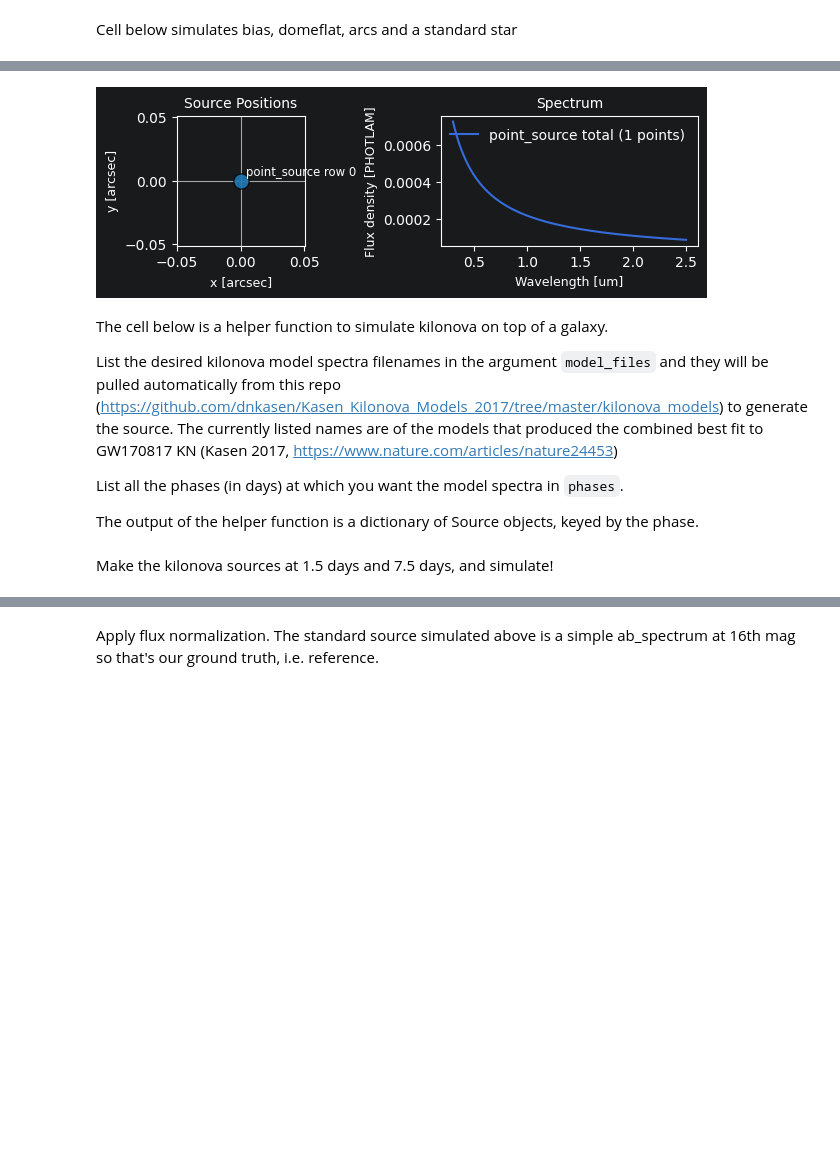
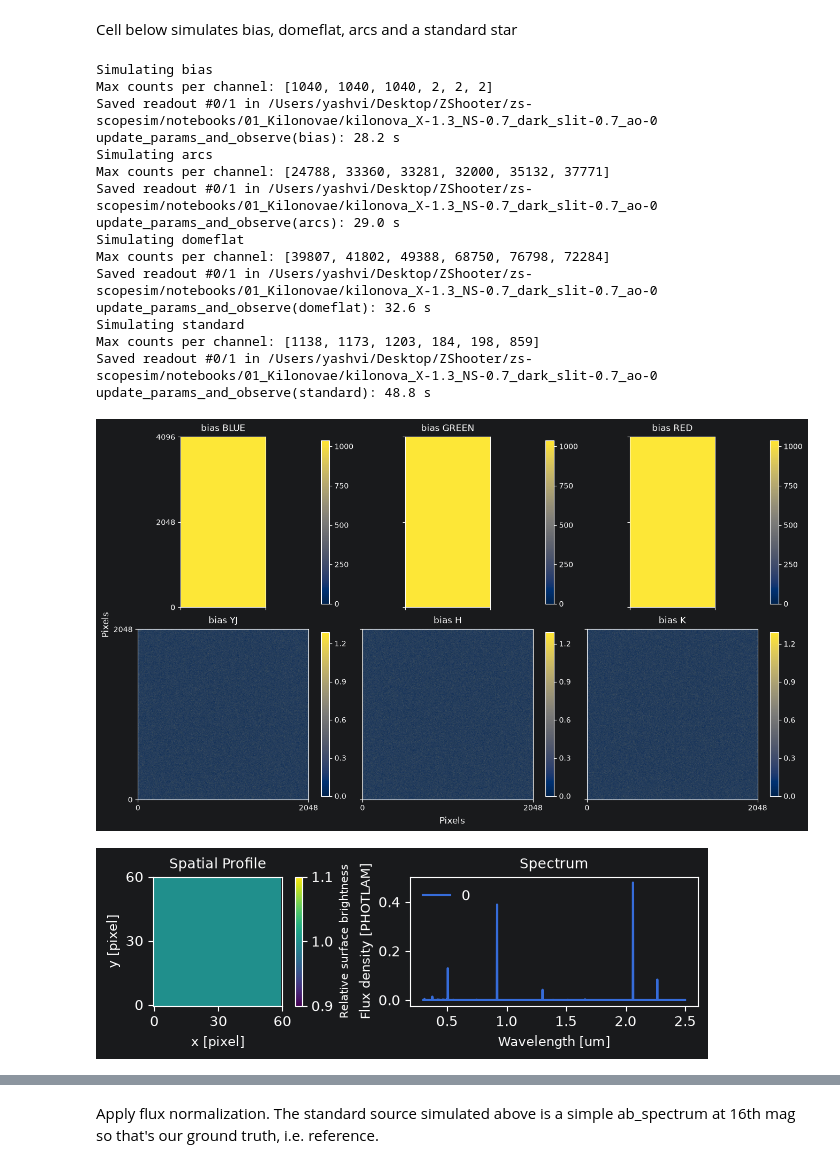
Before and after one commit to CaltechOpticalObservatories/zs-scopesim, a Jupyter notebook: notebooks/01_Kilonovae.ipynb, the cells around one changed output, grey strips where cells are left out. Saved outputs shown, nothing was run; the diff lists cells and outputs as text; code cells hidden in the pictures; blank space fills up the shorter version.

```diff
--- a/notebooks/01_Kilonovae.ipynb
+++ b/notebooks/01_Kilonovae.ipynb
@@ -194,35 +276,56 @@ Cell below simulates bias, domeflat, arcs and a standard star
 # %%
 # for cals
 disable_effects_cals = ["atmo_transmission", "continuum_emission", "airglow_and_interline_continuum",
                         "seeing_psf", "adc_residuals"]
 
 if overwrite_cals or len(sorted(output_dir.glob("*bias*")))!=6:
     # bias
-    bias_hdul, _ = update_params_and_observe(object_name="bias", imagetype="BIAS", source=None, exptimes=0,
+    bias_hduls, _ = update_params_and_observe(object_name="bias", imagetype="BIAS", source=None, exptimes=0,
                                              output_dir=output_dir, disable_effects=disable_effects_cals, **args)
     # arcs
     LAMP = lamp_flat()
-    arcs_hdul, _ = update_params_and_observe(object_name="arcs", imagetype="ARCS", source=LAMP,
+    arcs_hduls, _ = update_params_and_observe(object_name="arcs", imagetype="ARCS", source=LAMP,
                                              exptimes=[40, 40, 3, 3, 20, 10], output_dir=output_dir,
                                              disable_effects=disable_effects_cals, **args)
     # domeflat
     DOMEFLAT = sim_tp.calibration.flat_field(temperature=3000*u.K, amplitude=8*u.ABmag, filter_curve='V', extend=60)
-    domeflat_hdul, _ = update_params_and_observe(object_name="domeflat", imagetype="DOMEFLAT", source=DOMEFLAT,
+    domeflat_hduls, _ = update_params_and_observe(object_name="domeflat", imagetype="DOMEFLAT", source=DOMEFLAT,
                                                  exptimes=[120, 10, 3, 3, 3, 3], output_dir=output_dir,
                                                  disable_effects=disable_effects_cals, **args)
-    # standard star
-    STANDARD = sim_tp.misc.point_source(sed=ab_spectrum(mag=16))
-    std_hdul, _ = update_params_and_observe(object_name="standard", imagetype="SCIENCE", source=STANDARD,
-                                            exptimes=300, output_dir=output_dir, **args)
+    # standard star, sky disabled to save time doing one less sim for nodding
+    STANDARD = sim_tp.misc.point_source(sed=source_templates.ab_spectrum(mag=16))
+    std_hduls, _ = update_params_and_observe(object_name="standard", imagetype="SCIENCE", source=STANDARD,
+                                            exptimes=100, disable_backgrounds=["sky"], output_dir=output_dir, **args)
     if plot:
-        _, _ = plot_readout_overview(bias_hdul,
+        _, _ = plot_readout_overview(bias_hduls[0],
                                         titles=[f"bias {chan}" for chan in ["BLUE", "GREEN", "RED", "YJ", "H", "K"]])
         _, _ = PlotScene().from_source(LAMP)
-        _, _ = plot_readout_overview(arcs_hdul,
+        _, _ = plot_readout_overview(arcs_hduls[0],
                                         titles=[f"arcs {chan}" for chan in ["BLUE", "GREEN", "RED", "YJ", "H", "K"]])
         _, _ = PlotScene().from_source(DOMEFLAT)
-        _, _ = plot_readout_overview(domeflat_hdul,
+        _, _ = plot_readout_overview(domeflat_hduls[0],
                                         titles=[f"domeflat {chan}" for chan in ["BLUE", "GREEN", "RED", "YJ", "H", "K"]])
         _, _ = PlotScene().from_source(STANDARD)
-        _, _ = plot_readout_overview(std_hdul,
+        _, _ = plot_readout_overview(std_hduls[0],
                                         titles=[f"standard {chan}" for chan in ["BLUE", "GREEN", "RED", "YJ", "H", "K"]])
+# for the precious RAM
+del bias_hduls, domeflat_hduls, arcs_hduls, std_hduls
+# %% [output]
+Simulating bias
+Max counts per channel: [1040, 1040, 1040, 2, 2, 2]
+Saved readout #0/1 in /Users/yashvi/Desktop/ZShooter/zs-scopesim/notebooks/01_Kilonovae/kilonova_X-1.3_NS-0.7_dark_slit-0.7_ao-0
+update_params_and_observe(bias): 28.2 s
+Simulating arcs
+Max counts per channel: [24788, 33360, 33281, 32000, 35132, 37771]
+Saved readout #0/1 in /Users/yashvi/Desktop/ZShooter/zs-scopesim/notebooks/01_Kilonovae/kilonova_X-1.3_NS-0.7_dark_slit-0.7_ao-0
+update_params_and_observe(arcs): 29.0 s
+Simulating domeflat
+Max counts per channel: [39807, 41802, 49388, 68750, 76798, 72284]
+Saved readout #0/1 in /Users/yashvi/Desktop/ZShooter/zs-scopesim/notebooks/01_Kilonovae/kilonova_X-1.3_NS-0.7_dark_slit-0.7_ao-0
+update_params_and_observe(domeflat): 32.6 s
+Simulating standard
+Max counts per channel: [1138, 1173, 1203, 184, 198, 859]
+Saved readout #0/1 in /Users/yashvi/Desktop/ZShooter/zs-scopesim/notebooks/01_Kilonovae/kilonova_X-1.3_NS-0.7_dark_slit-0.7_ao-0
+update_params_and_observe(standard): 48.8 s
+[figure, added]
+[figure, added]
@@ -229,13 +336,0 @@ if overwrite_cals or len(sorted(output_dir.glob("*bias*")))!=6:
-# %%
-STANDARD = sim_tp.misc.point_source(sed=ab_spectrum(mag=16))
-_, _ = PlotScene().from_source(STANDARD)
-# %% [output]
-[figure, removed]
-# %% [markdown]
-The cell below is a helper function to simulate kilonova on top of a galaxy.
-
-List the desired kilonova model spectra filenames in the argument `model_files` and they will be pulled automatically from this repo (https://github.com/dnkasen/Kasen_Kilonova_Models_2017/tree/master/kilonova_models) to generate the source. The currently listed names are of the models that produced the combined best fit to GW170817 KN (Kasen 2017, https://www.nature.com/articles/nature24453)
-
-List all the phases (in days) at which you want the model spectra in `phases`.
-
-The output of the helper function is a dictionary of Source objects, keyed by the phase.
@@ -270,2 +336,0 @@ def make_default_kilonova(z=0.0098, host_mag=14, pixel_scale=1.0,
-# %% [markdown]
-Make the kilonova sources at 1.5 days and 7.5 days, and simulate!
```
Also changed, not shown: parts of 32 cells of this notebook, 4 other files.
